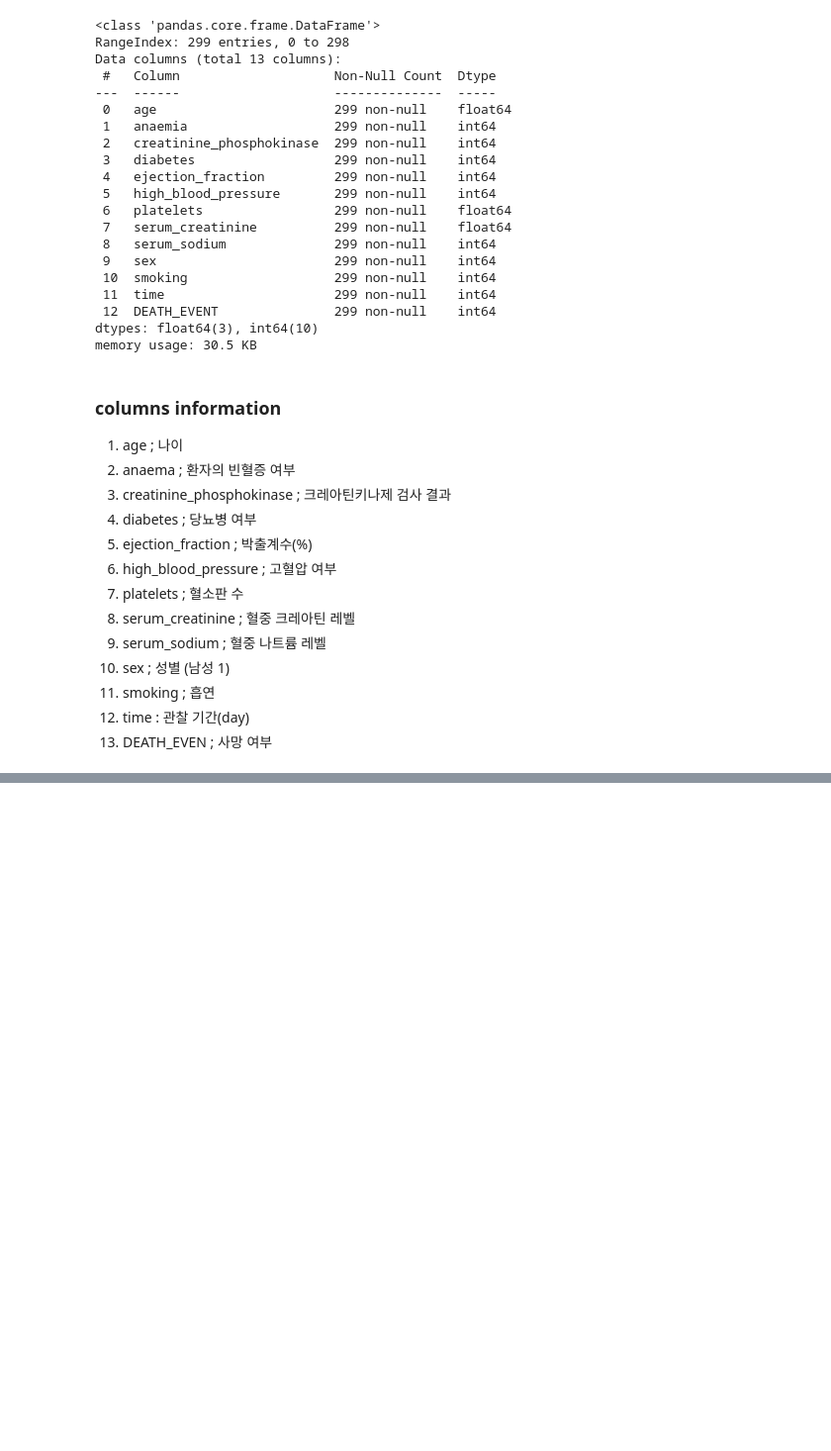
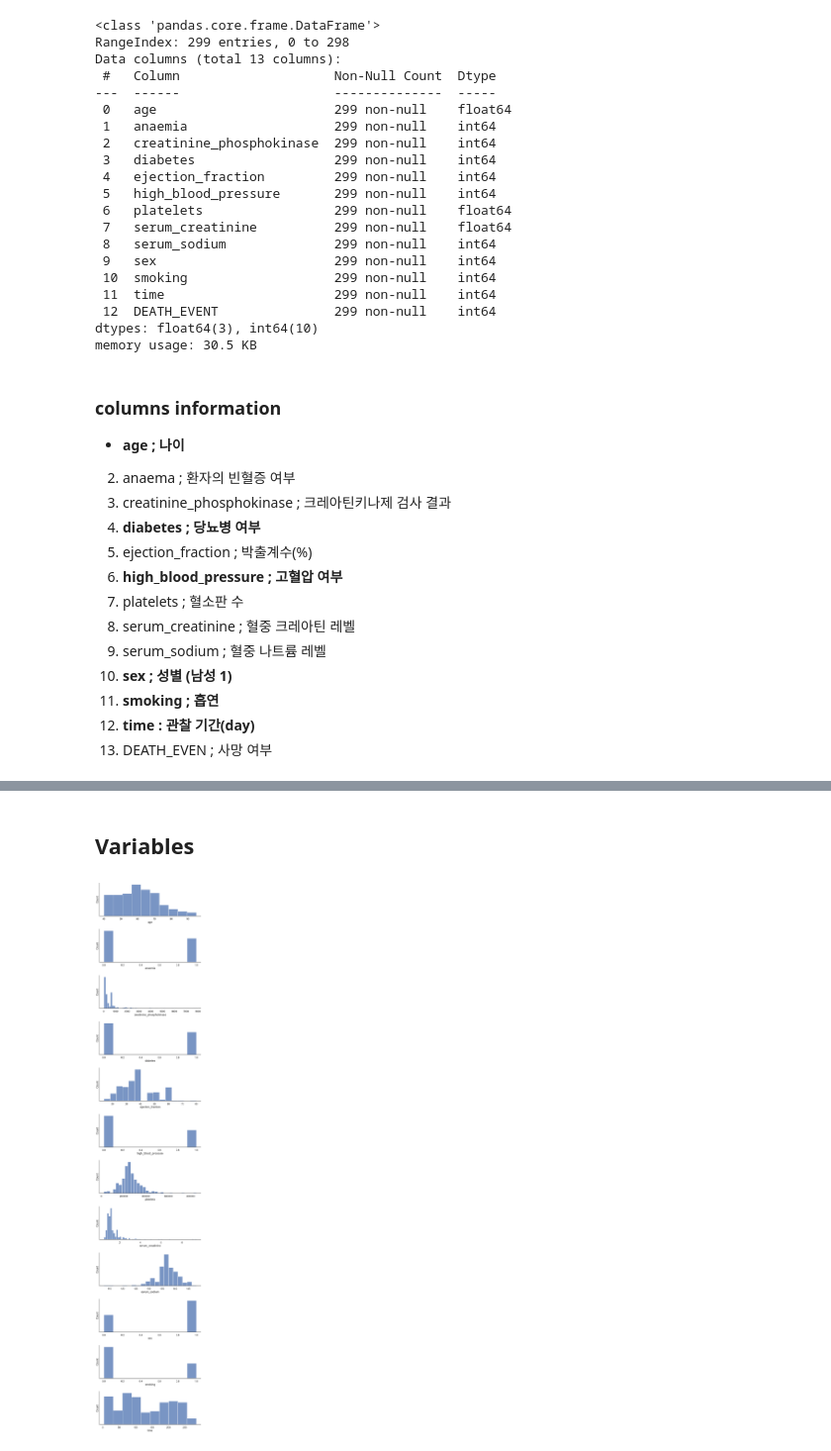
Before and after one commit to johanjun/kaggle-heartfailure, a Jupyter notebook: heart_failure.ipynb, the cells around one changed output, grey strips where cells are left out. Shown at 99% size. Drawn from its saved outputs; the diff is of its cells as text; code cells hidden in the pictures; blank space fills up the shorter version.

```diff
--- a/heart_failure.ipynb
+++ b/heart_failure.ipynb
@@ -52,18 +52,18 @@ dtypes: float64(3), int64(10)
 memory usage: 30.5 KB
 # %% [markdown]
 ### columns information
-1. age ; 나이
+* **age ; 나이**
 2. anaema ; 환자의 빈혈증 여부
 3. creatinine_phosphokinase ; 크레아틴키나제 검사 결과
-4. diabetes ; 당뇨병 여부
+4. **diabetes ; 당뇨병 여부**
 5. ejection_fraction ; 박출계수(%)
-6. high_blood_pressure ; 고혈압 여부
+6. **high_blood_pressure ; 고혈압 여부**
 7. platelets ; 혈소판 수
 8. serum_creatinine ; 혈중 크레아틴 레벨
 9. serum_sodium ; 혈중 나트륨 레벨
-10. sex ; 성별 (남성 1)
-11. smoking ; 흡연
-12. time : 관찰 기간(day)
+10. **sex ; 성별 (남성 1)**
+11. **smoking ; 흡연**
+12. **time : 관찰 기간(day)**
 13. DEATH_EVEN ; 사망 여부
 # %%
 df.describe()
@@ -77,6 +77,20 @@ df.describe()
 | 50% | 60.000000 | 0.000000 | 250.000000 | 0.000000 | 38.000000 | 0.000000 | 262000.000000 | ... |
 | 75% | 70.000000 | 1.000000 | 582.000000 | 1.000000 | 45.000000 | 1.000000 | 303500.000000 | ... |
 | max | 95.000000 | 1.000000 | 7861.000000 | 1.000000 | 80.000000 | 1.000000 | 850000.000000 | ... |
+# %% [markdown]
+## Variables
+# %%
+f, (ax1, ax2, ax3, ax4, ax5, ax6, ax7, ax8, ax9, ax10, ax11, ax12) = plt.subplots(12,1, figsize=(10,50))
+
+for i in range(12):
+    sns.histplot(x=df[df.columns[i]], palette="rocket", ax=f.axes[i])
+#     f.axes[i].set_ylabel(df.columns[i])
+
+sns.despine(bottom=False)
+plt.setp(f.axes, yticks=[])
+plt.tight_layout(h_pad=2)
+# %% [output]
+[figure, added]
 # %%
 sns.pairplot(df)
 plt.title("Pair Plots")
```
Also changed, not shown: parts of 7 cells of this notebook.
